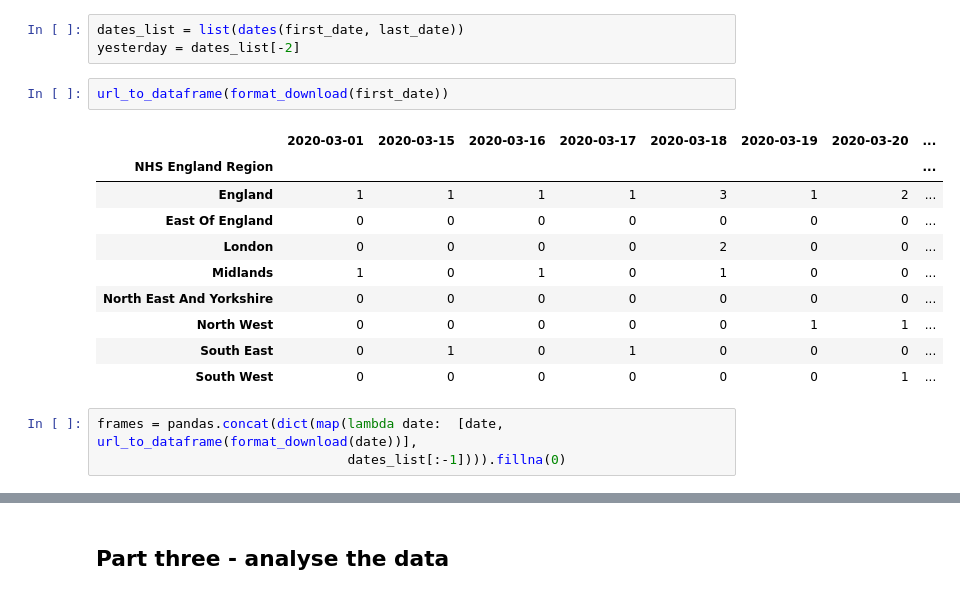
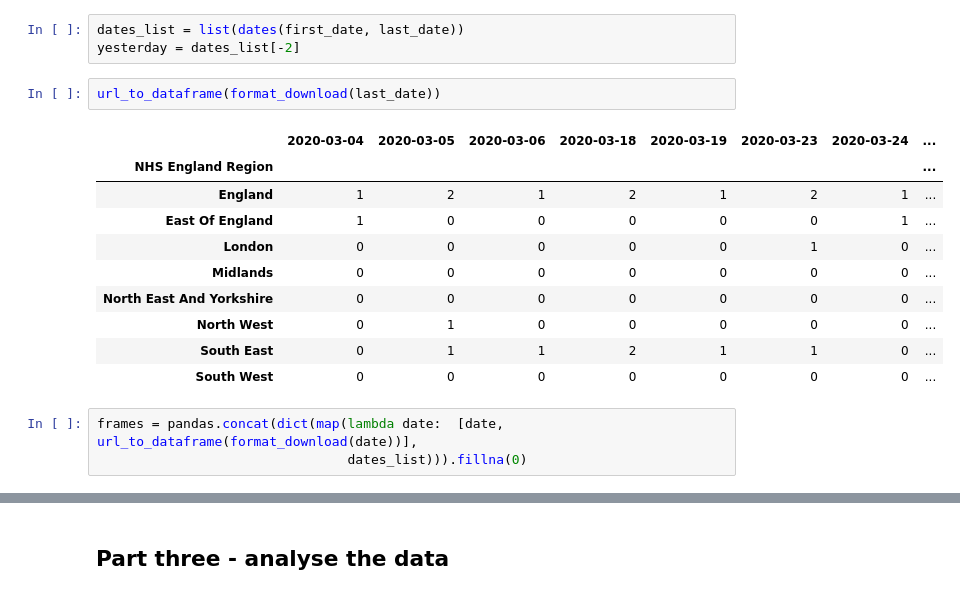
Before and after one commit to jamespjh/Covid19-Data-Personal, a Jupyter notebook: England_Covid19_Deaths_Datawrangling.ipynb, the cells around one changed output, grey strips where cells are left out. Saved outputs shown, nothing was run; the diff lists cells and outputs as text.

```diff
--- a/England_Covid19_Deaths_Datawrangling.ipynb
+++ b/England_Covid19_Deaths_Datawrangling.ipynb
@@ -109,21 +109,21 @@ def url_to_dataframe(url):
 dates_list = list(dates(first_date, last_date))
 yesterday = dates_list[-2]
 # %%
-url_to_dataframe(format_download(first_date))
+url_to_dataframe(format_download(last_date))
 # %% [output]
-|  | 2020-03-01 | 2020-03-15 | 2020-03-16 | 2020-03-17 | 2020-03-18 | 2020-03-19 | 2020-03-20 | ... |
+|  | 2020-03-04 | 2020-03-05 | 2020-03-06 | 2020-03-18 | 2020-03-19 | 2020-03-23 | 2020-03-24 | ... |
 | NHS England Region |  |  |  |  |  |  |  | ... |
-| England | 1 | 1 | 1 | 1 | 3 | 1 | 2 | ... |
-| East Of England | 0 | 0 | 0 | 0 | 0 | 0 | 0 | ... |
-| London | 0 | 0 | 0 | 0 | 2 | 0 | 0 | ... |
-| Midlands | 1 | 0 | 1 | 0 | 1 | 0 | 0 | ... |
+| England | 1 | 2 | 1 | 2 | 1 | 2 | 1 | ... |
+| East Of England | 1 | 0 | 0 | 0 | 0 | 0 | 1 | ... |
+| London | 0 | 0 | 0 | 0 | 0 | 1 | 0 | ... |
+| Midlands | 0 | 0 | 0 | 0 | 0 | 0 | 0 | ... |
 | North East And Yorkshire | 0 | 0 | 0 | 0 | 0 | 0 | 0 | ... |
-| North West | 0 | 0 | 0 | 0 | 0 | 1 | 1 | ... |
-| South East | 0 | 1 | 0 | 1 | 0 | 0 | 0 | ... |
-| South West | 0 | 0 | 0 | 0 | 0 | 0 | 1 | ... |
+| North West | 0 | 1 | 0 | 0 | 0 | 0 | 0 | ... |
+| South East | 0 | 1 | 1 | 2 | 1 | 1 | 0 | ... |
+| South West | 0 | 0 | 0 | 0 | 0 | 0 | 0 | ... |
 # %%
 frames = pandas.concat(dict(map(lambda date:  [date, url_to_dataframe(format_download(date))],
-                                dates_list[:-1]))).fillna(0)
+                                dates_list))).fillna(0)
 # %%
 england = frames.xs('England',level=1)
 england
```
Also changed, not shown: parts of 3 cells of this notebook.
